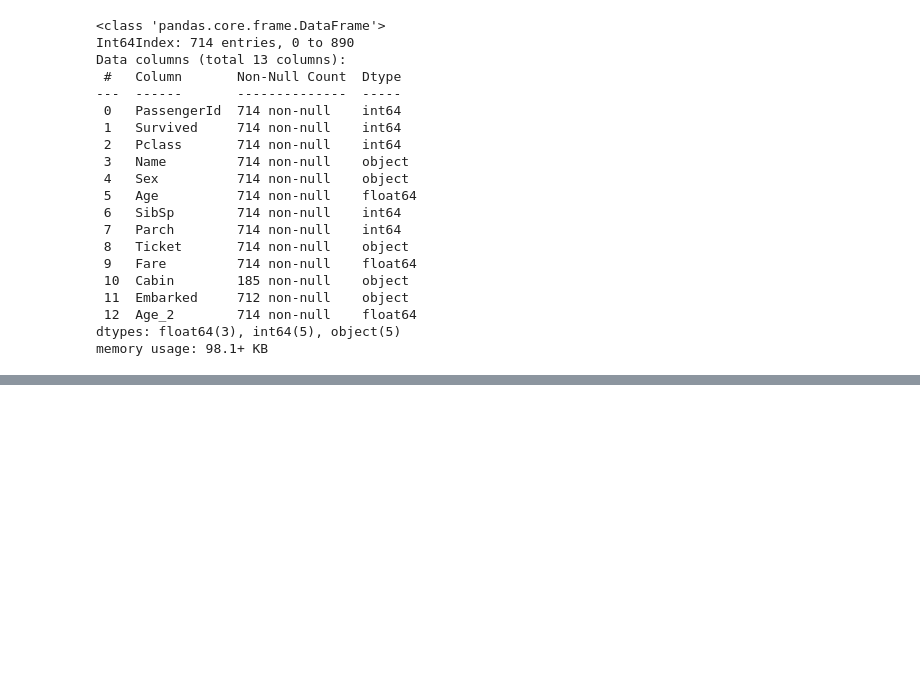
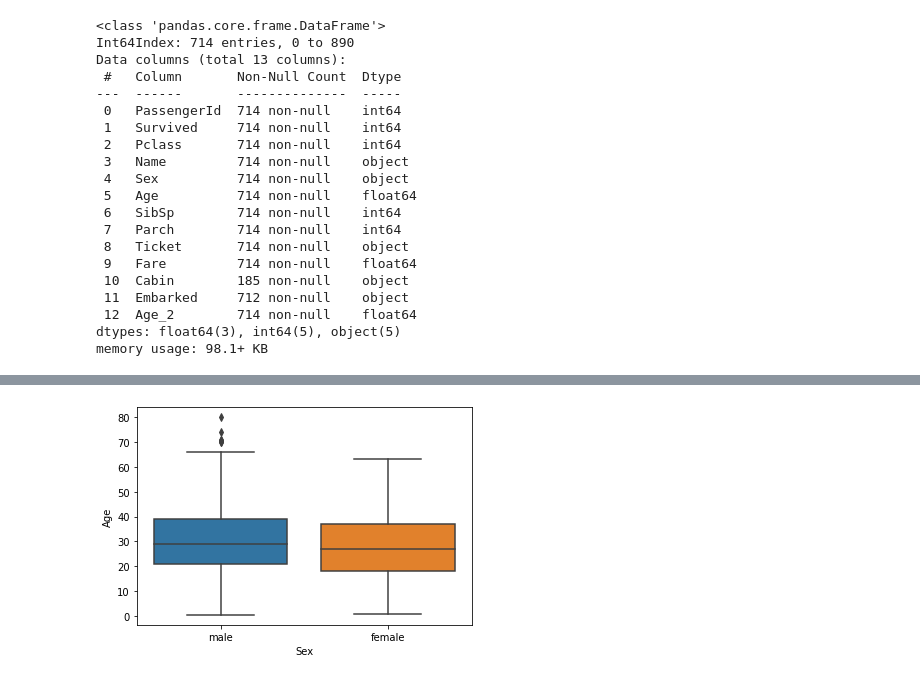
Before and after one commit to wilmerod/Curso-de-introduccion-a-Big-Data-Parte-2-nov2021, a Jupyter notebook: EDA_Titanic.ipynb, the cells around one changed output, grey strips where cells are left out. Saved outputs shown, nothing was run; the diff lists cells and outputs as text; code cells hidden in the pictures; blank space fills up the shorter version.

```diff
--- a/EDA_Titanic.ipynb
+++ b/EDA_Titanic.ipynb
@@ -541,0 +552,5 @@ memory usage: 98.1+ KB
+# %%
+sns.boxplot(x=train_data['Sex'],y=train_data['Age'])
+plt.show()
+# %% [output]
+[figure, added]
```
Also changed, not shown: parts of 14 cells of this notebook.
